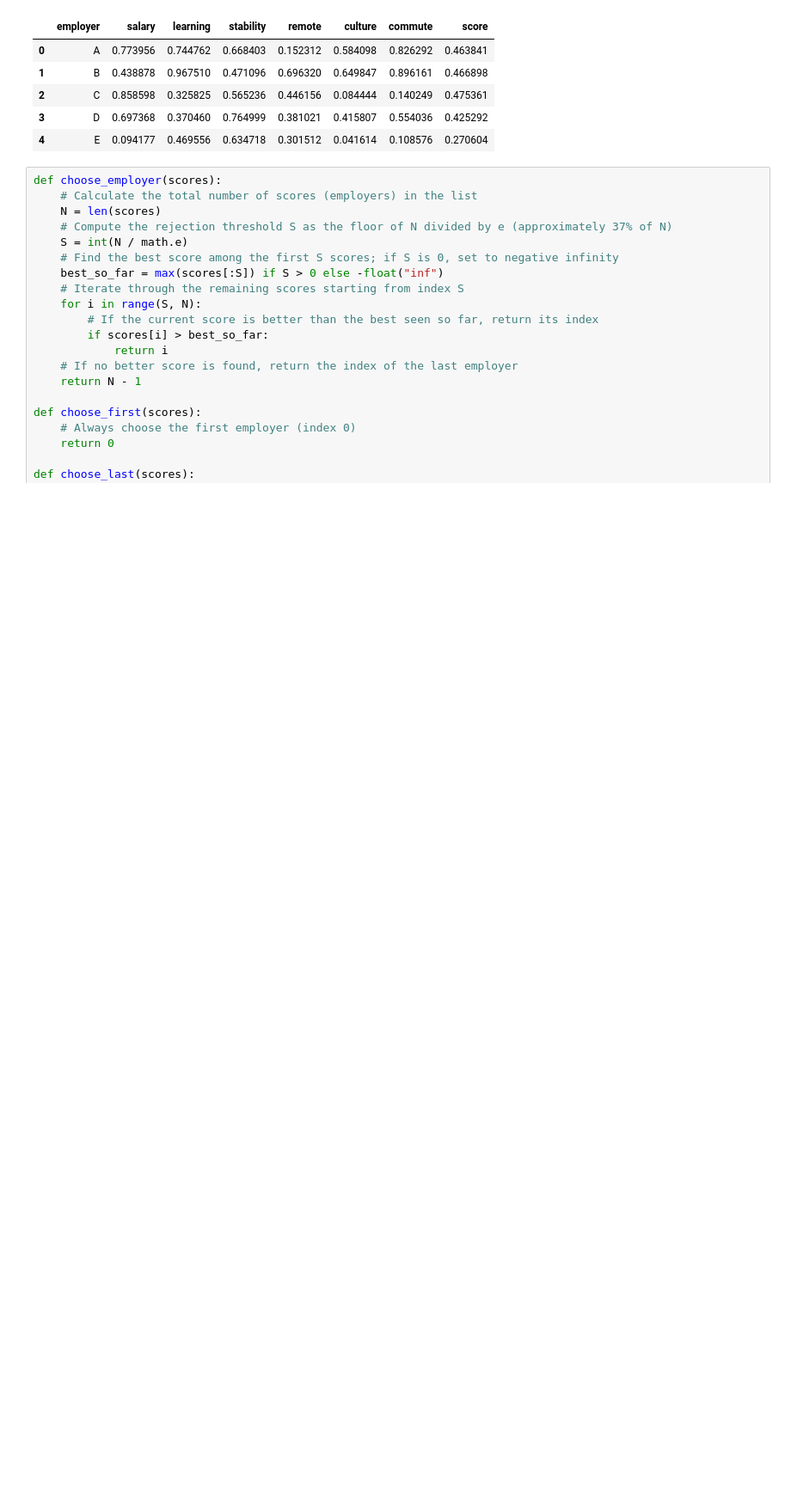
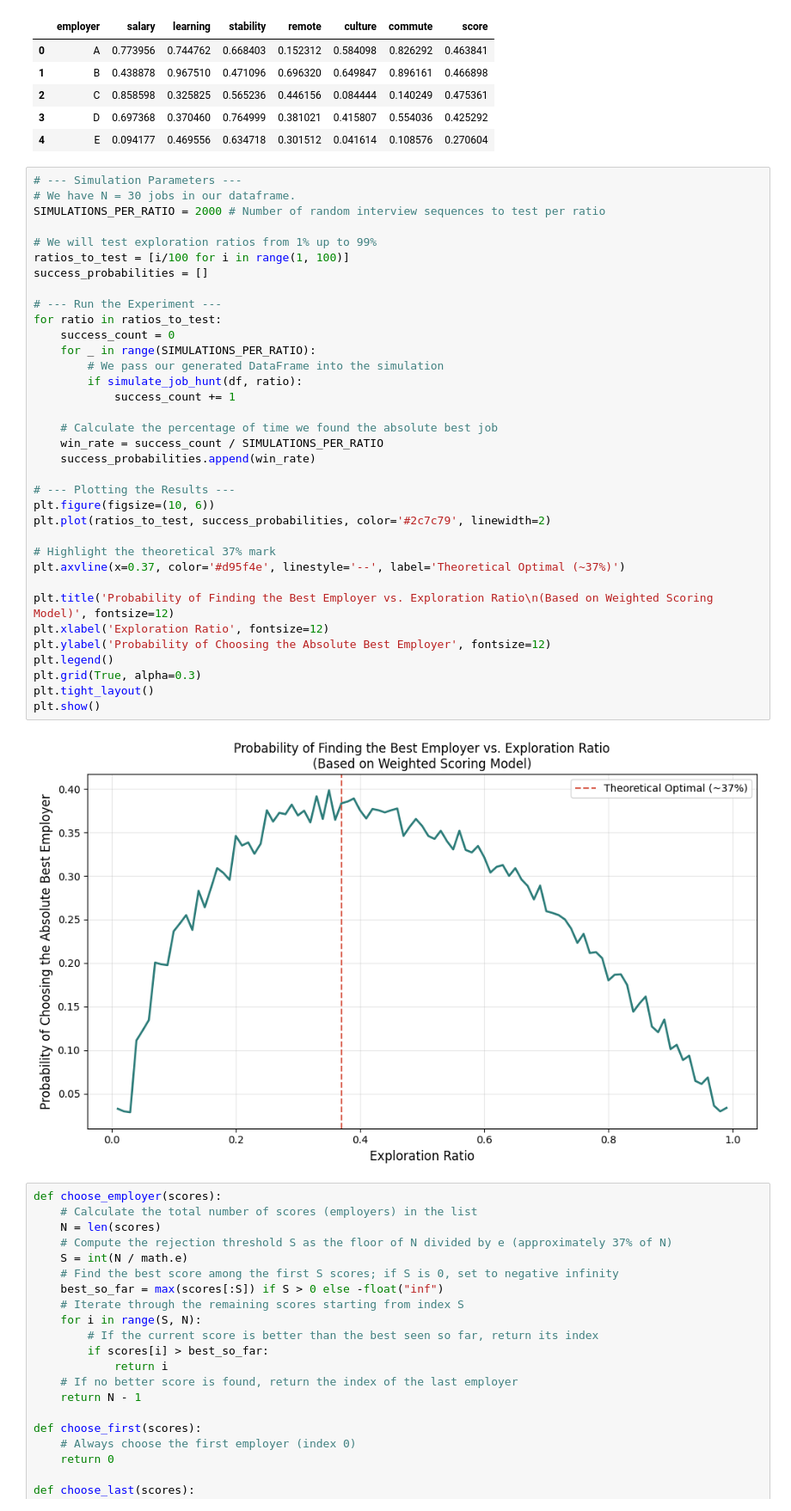
Before and after one commit to do-while-do/the-37percentage-rule, a Jupyter notebook: prime_37_job_search_37percentage_rule.ipynb, the cells around one changed output. Shown at 86% size. Cells and saved outputs as stored; diff of their text form; blank space fills up the shorter version.

Commit message:
adding and running Experiment simulations

```diff
--- a/prime_37_job_search_37percentage_rule.ipynb
+++ b/prime_37_job_search_37percentage_rule.ipynb
@@ -440,6 +430,43 @@ df.head()
 | 2 | C | 0.858598 | 0.325825 | 0.565236 | 0.446156 | 0.084444 | 0.140249 | 0.475361 |
 | 3 | D | 0.697368 | 0.370460 | 0.764999 | 0.381021 | 0.415807 | 0.554036 | 0.425292 |
 | 4 | E | 0.094177 | 0.469556 | 0.634718 | 0.301512 | 0.041614 | 0.108576 | 0.270604 |
+# %%
+# --- Simulation Parameters ---
+# We have N = 30 jobs in our dataframe.
+SIMULATIONS_PER_RATIO = 2000 # Number of random interview sequences to test per ratio
+
+# We will test exploration ratios from 1% up to 99%
+ratios_to_test = [i/100 for i in range(1, 100)]
+success_probabilities = []
+
+# --- Run the Experiment ---
+for ratio in ratios_to_test:
+    success_count = 0
+    for _ in range(SIMULATIONS_PER_RATIO):
+        # We pass our generated DataFrame into the simulation
+        if simulate_job_hunt(df, ratio):
+            success_count += 1
+
+    # Calculate the percentage of time we found the absolute best job
+    win_rate = success_count / SIMULATIONS_PER_RATIO
+    success_probabilities.append(win_rate)
+
+# --- Plotting the Results ---
+plt.figure(figsize=(10, 6))
+plt.plot(ratios_to_test, success_probabilities, color='#2c7c79', linewidth=2)
+
+# Highlight the theoretical 37% mark
+plt.axvline(x=0.37, color='#d95f4e', linestyle='--', label='Theoretical Optimal (~37%)')
+
+plt.title('Probability of Finding the Best Employer vs. Exploration Ratio\n(Based on Weighted Scoring Model)', fontsize=12)
+plt.xlabel('Exploration Ratio', fontsize=12)
+plt.ylabel('Probability of Choosing the Absolute Best Employer', fontsize=12)
+plt.legend()
+plt.grid(True, alpha=0.3)
+plt.tight_layout()
+plt.show()
+# %% [output]
+[figure, added]
 # %%
 def choose_employer(scores):
     # Calculate the total number of scores (employers) in the list
```
Also changed, not shown: parts of 8 cells of this notebook.
